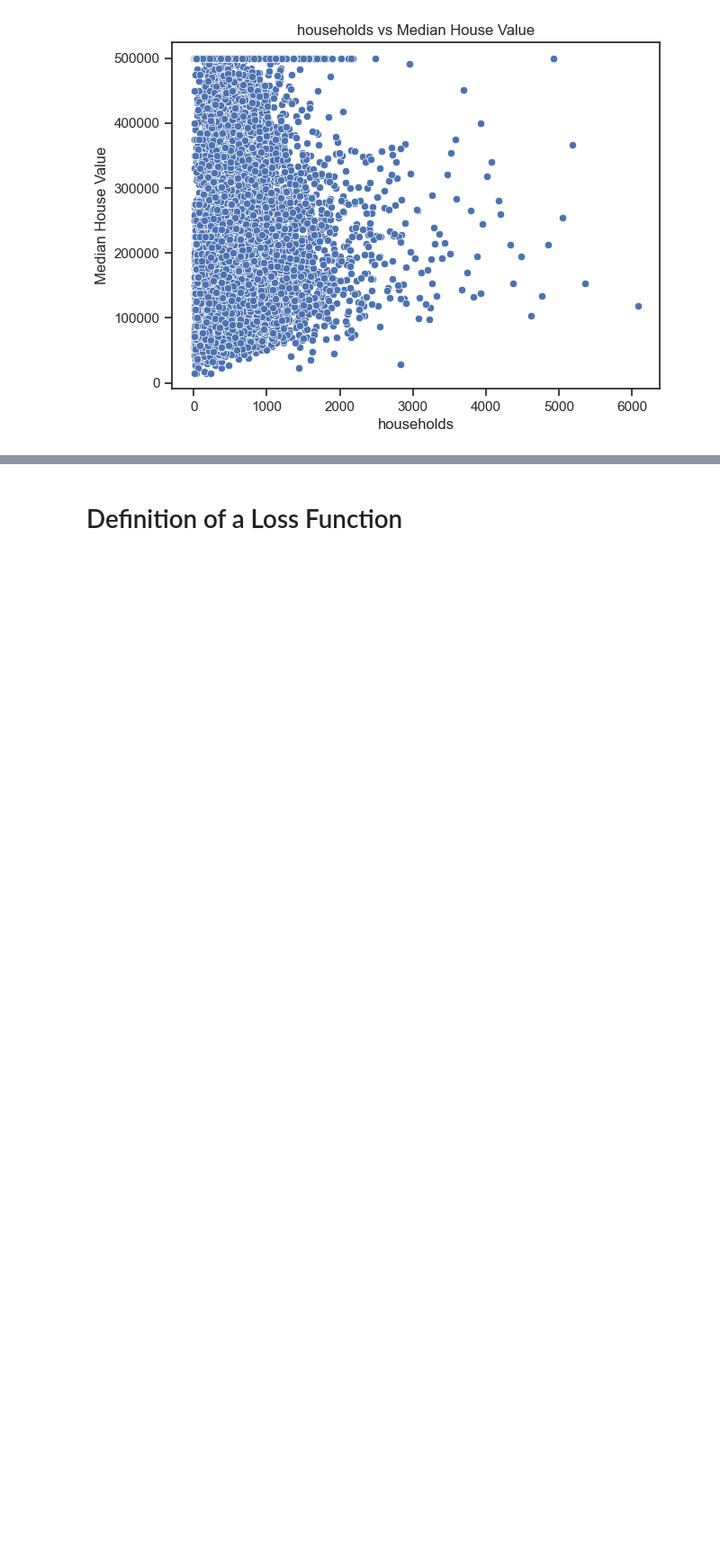
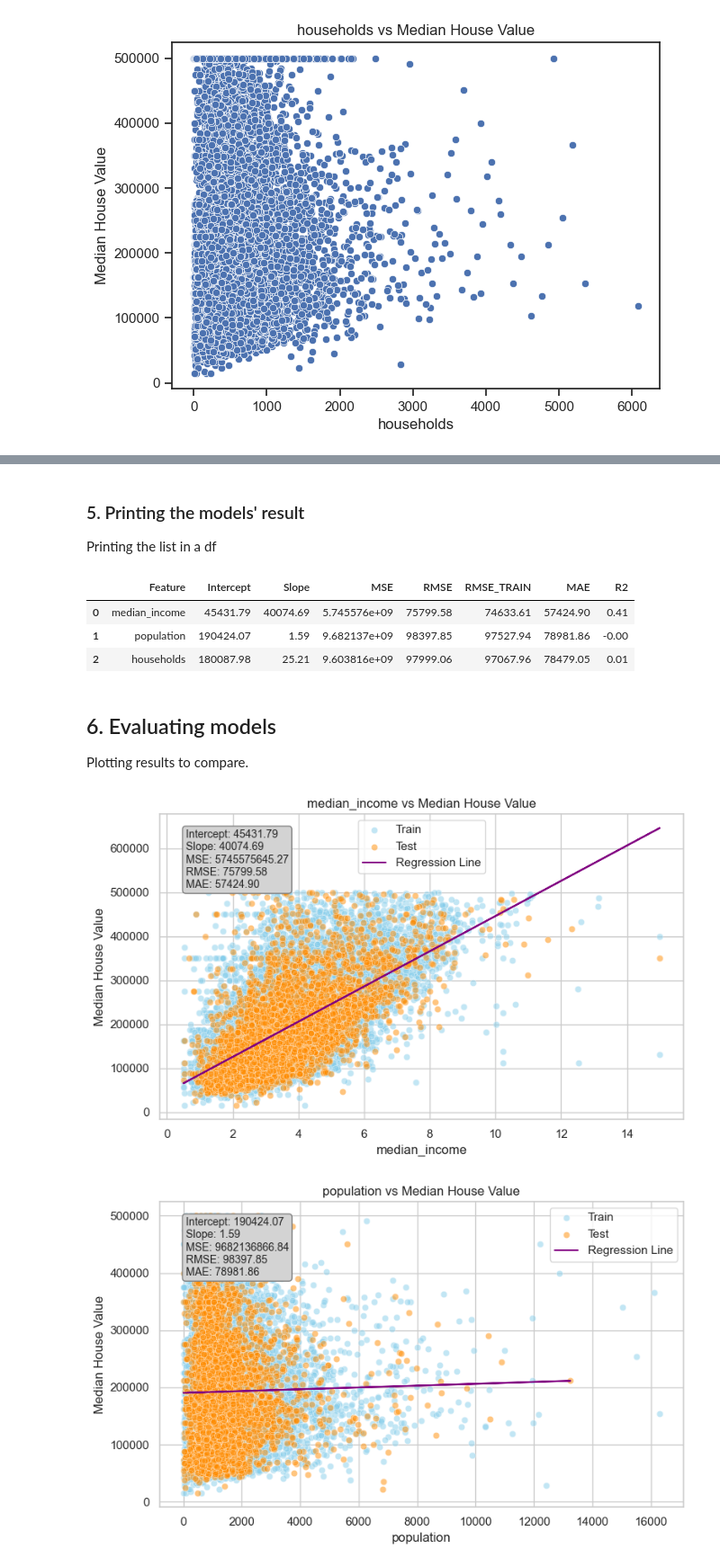
Before and after one commit to paulamrz-c/CSCN8010-PR-Lab1, a Jupyter notebook: CSN8010_Lab1 - LR California Housing.ipynb, the cells around one changed output, grey strips where cells are left out. Shown at 90% size. Drawn from its saved outputs; the diff is of its cells as text; code cells hidden in the pictures; blank space fills up the shorter version.

```diff
--- a/CSN8010_Lab1 - LR California Housing.ipynb
+++ b/CSN8010_Lab1 - LR California Housing.ipynb
@@ -84,0 +92,10 @@ The idea is to fit a univariate linear regression model for each of the three va
+# %%
+data_housing_cleaned = data_housing_ca[
+    (data_housing_ca.median_house_value != 500001) &
+    (data_housing_ca.population < 25000) &
+    (data_housing_ca.households < 6000)
+]
+
+# Showing count before and after cleaning
+print(f"Count before cleaning: {len(data_housing_ca)}")
+print(f"Count after cleaning: {len(data_housing_cleaned)}")
@@ -85 +108,5 @@ The idea is to fit a univariate linear regression model for each of the three va
+# %%
+x_dependents= data_housing_cleaned[ind_vars]
+y=data_housing_cleaned['median_house_value']
+X_train_all, X_test_all, y_train, y_test = train_test_split(x_dependents, y, test_size=0.2, random_state=42)
 # %% [markdown]
@@ -92,2 +119,0 @@ The idea is to fit a univariate linear regression model for each of the three va
-# %% [markdown]
-# Definition of a Loss Function
@@ -93,0 +157,63 @@ The idea is to fit a univariate linear regression model for each of the three va
+# %% [markdown]
+### 5. Printing the models' result
+Printing the list in a df
+# %%
+results_df = pd.DataFrame(results).round(2)
+results_df
+# %% [output]
+|  | Feature | Intercept | Slope | MSE | RMSE | RMSE_TRAIN | MAE | R2 |
+| 0 | median_income | 45431.79 | 40074.69 | 5.745576e+09 | 75799.58 | 74633.61 | 57424.90 | 0.41 |
+| 1 | population | 190424.07 | 1.59 | 9.682137e+09 | 98397.85 | 97527.94 | 78981.86 | -0.00 |
+| 2 | households | 180087.98 | 25.21 | 9.603816e+09 | 97999.06 | 97067.96 | 78479.05 | 0.01 |
+# %% [markdown]
+## 6. Evaluating models
+Plotting results to compare.
+# %%
+sns.set_theme( style="whitegrid")
+
+#Plotting by each feature
+for row in results_df.itertuples():
+    feature = row.Feature
+    intercept = row.Intercept
+    slope = row.Slope
+    mse = row.MSE
+    rmse = row.RMSE
+    mae = row.MAE
+
+    x_train_feat = X_train_all[[feature]]
+    x_test_feat = X_test_all[[feature]]
+    y_train_feat = y_train
+    y_test_feat = y_test
+
+    # Prediction with the intercept and slope calculated previously
+    y_pred = intercept + slope * x_test_feat
+    residuals = y_test - y_pred
+
+    plt.figure(figsize=(8, 5))
+    # Plotting the observations, using different colors for train and test sets
+    sns.scatterplot(x=x_train_feat[feature], y=y_train_feat, label="Train", alpha=0.5, color='skyblue')
+    sns.scatterplot(x=x_test_feat[feature], y=y_test_feat, label="Test", alpha=0.5, color='darkorange')
+    # plotting the regression line
+    plt.plot(x_test_feat[feature], y_pred, color='purple', label="Regression Line")
+
+    # Creating the text box with the metrics
+    textstr = (
+        f"Intercept: {intercept:.2f}\n"
+        f"Slope: {slope:.2f}\n"
+        f"MSE: {mse:.2f}\n"
+        f"RMSE: {rmse:.2f}\n"
+        f"MAE: {mae:.2f}"
+    )
+    plt.gca().text(0.05, 0.95, textstr, transform=plt.gca().transAxes,
+                   fontsize=10, verticalalignment='top',
+                   bbox=dict(boxstyle='round', facecolor='lightgray', edgecolor='gray'))
+
+    plt.title(f"{feature} vs Median House Value")
+    plt.xlabel(feature)
+    plt.ylabel("Median House Value")
+    plt.legend()
+    plt.tight_layout()
+    plt.show()
+# %% [output]
+[figure, added]
+[figure, added]
```
Also changed, not shown: parts of 18 cells of this notebook, 2 other files.
